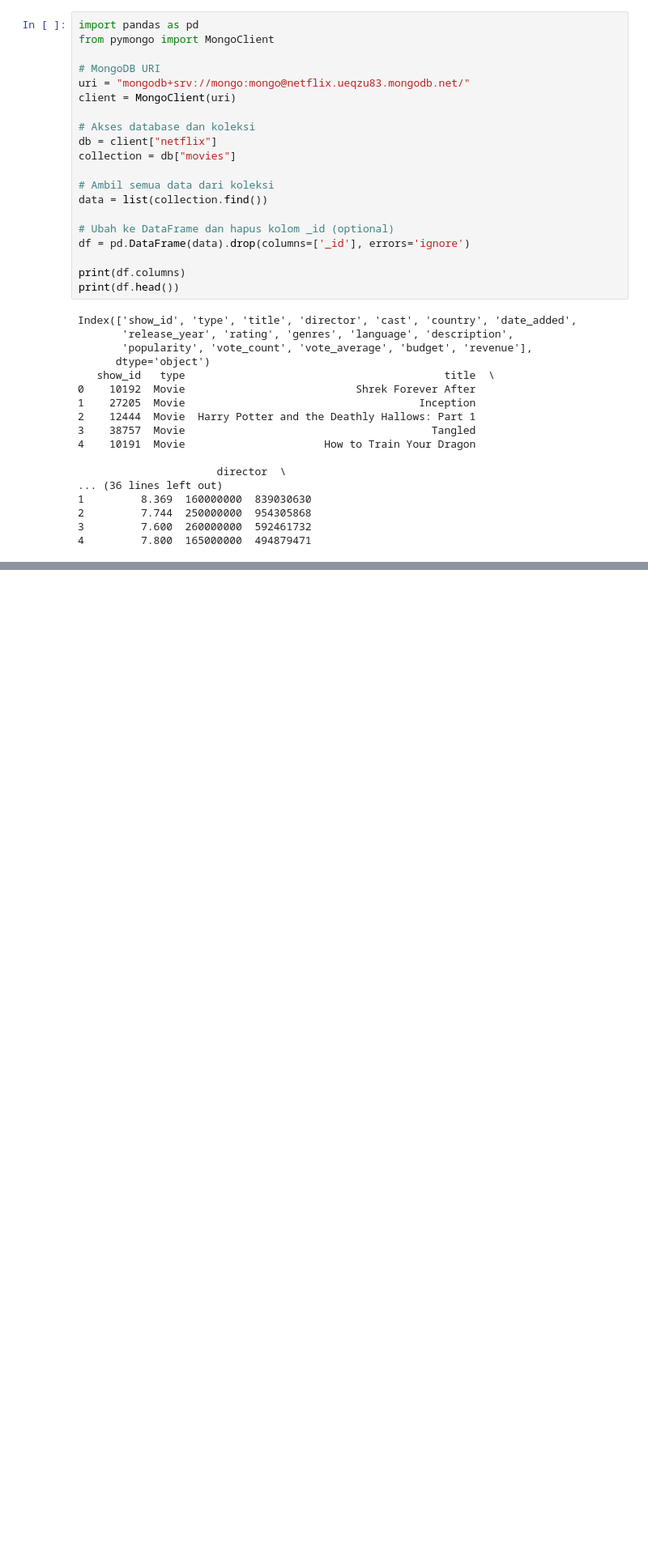
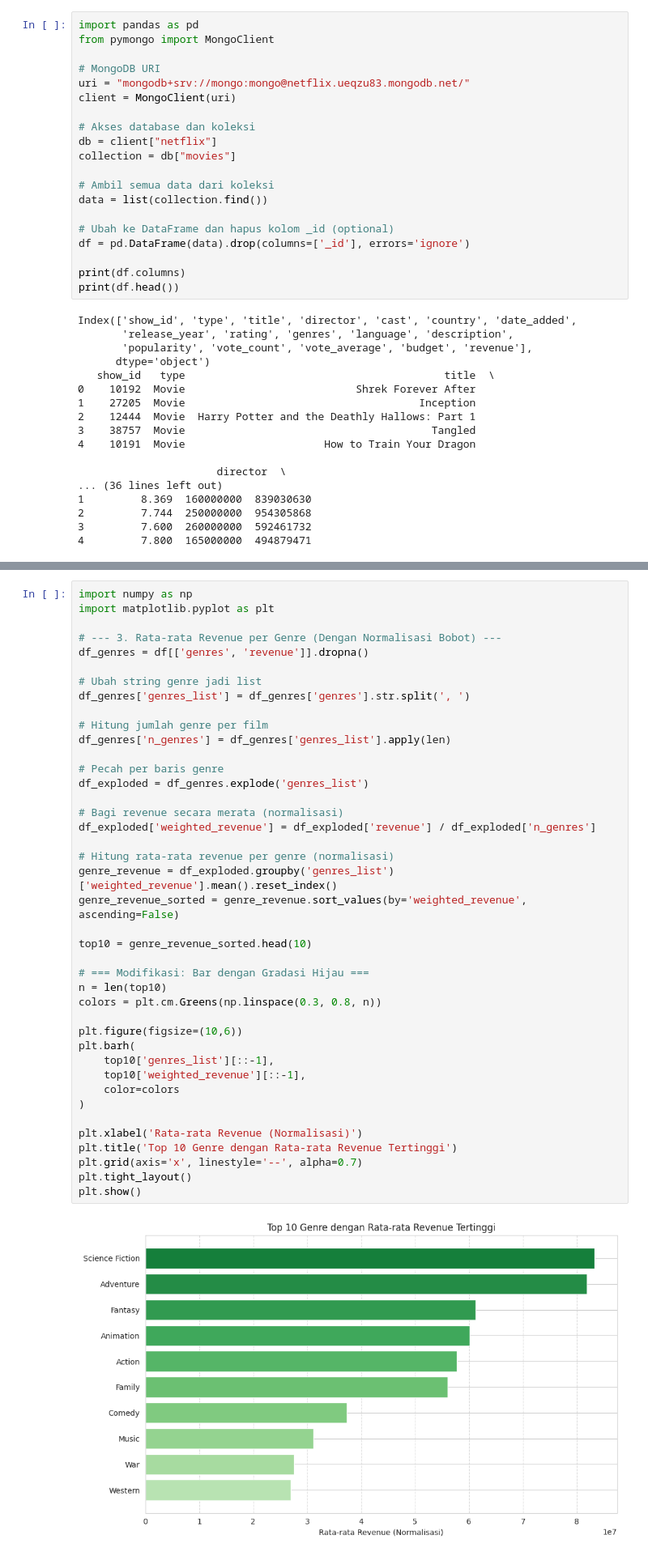
Before and after one commit to ezrabrilliant/pdds, a Jupyter notebook: netflix_analysis.ipynb, the cells around one changed output, grey strips where cells are left out. Shown at 81% size. Cells and saved outputs as stored; diff of their text form; blank space fills up the shorter version.

```diff
--- a/netflix_analysis.ipynb
+++ b/netflix_analysis.ipynb
@@ -280,0 +220,43 @@ print(top_genre_per_year)
+# %%
+import numpy as np
+import matplotlib.pyplot as plt
+
+# --- 3. Rata-rata Revenue per Genre (Dengan Normalisasi Bobot) ---
+df_genres = df[['genres', 'revenue']].dropna()
+
+# Ubah string genre jadi list
+df_genres['genres_list'] = df_genres['genres'].str.split(', ')
+
+# Hitung jumlah genre per film
+df_genres['n_genres'] = df_genres['genres_list'].apply(len)
+
+# Pecah per baris genre
+df_exploded = df_genres.explode('genres_list')
+
+# Bagi revenue secara merata (normalisasi)
+df_exploded['weighted_revenue'] = df_exploded['revenue'] / df_exploded['n_genres']
+
+# Hitung rata-rata revenue per genre (normalisasi)
+genre_revenue = df_exploded.groupby('genres_list')['weighted_revenue'].mean().reset_index()
+genre_revenue_sorted = genre_revenue.sort_values(by='weighted_revenue', ascending=False)
+
+top10 = genre_revenue_sorted.head(10)
+
+# === Modifikasi: Bar dengan Gradasi Hijau ===
+n = len(top10)
+colors = plt.cm.Greens(np.linspace(0.3, 0.8, n))
+
+plt.figure(figsize=(10,6))
+plt.barh(
+    top10['genres_list'][::-1],
+    top10['weighted_revenue'][::-1],
+    color=colors
+)
+
+plt.xlabel('Rata-rata Revenue (Normalisasi)')
+plt.title('Top 10 Genre dengan Rata-rata Revenue Tertinggi')
+plt.grid(axis='x', linestyle='--', alpha=0.7)
+plt.tight_layout()
+plt.show()
+# %% [output]
+[figure, added]
```
Also changed, not shown: parts of 7 cells of this notebook.
